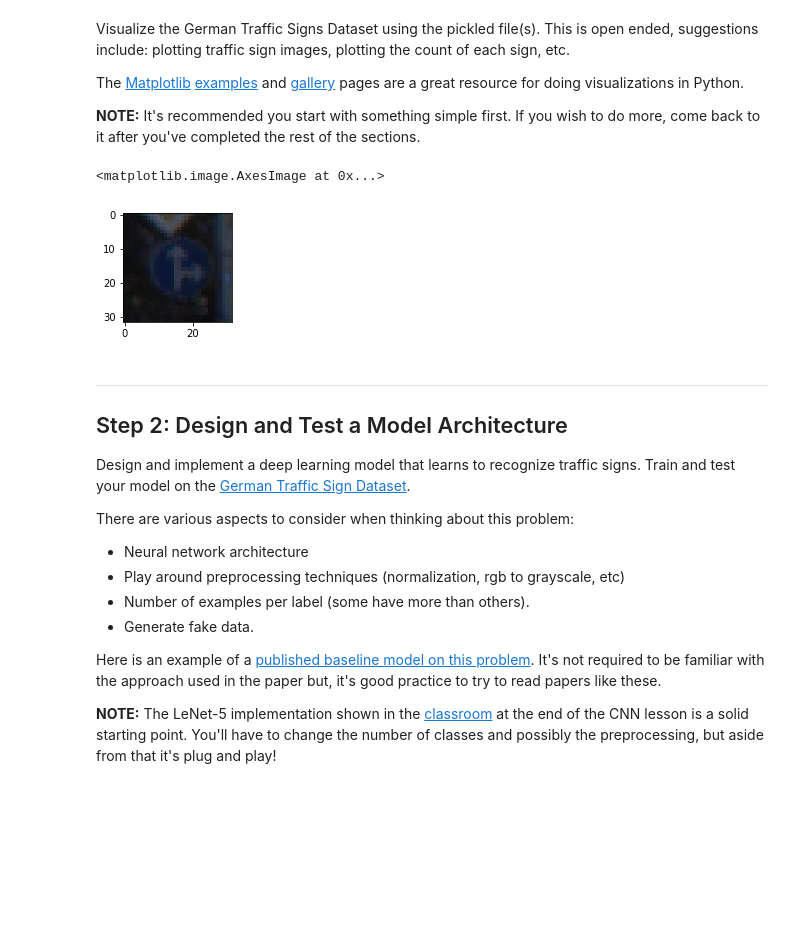
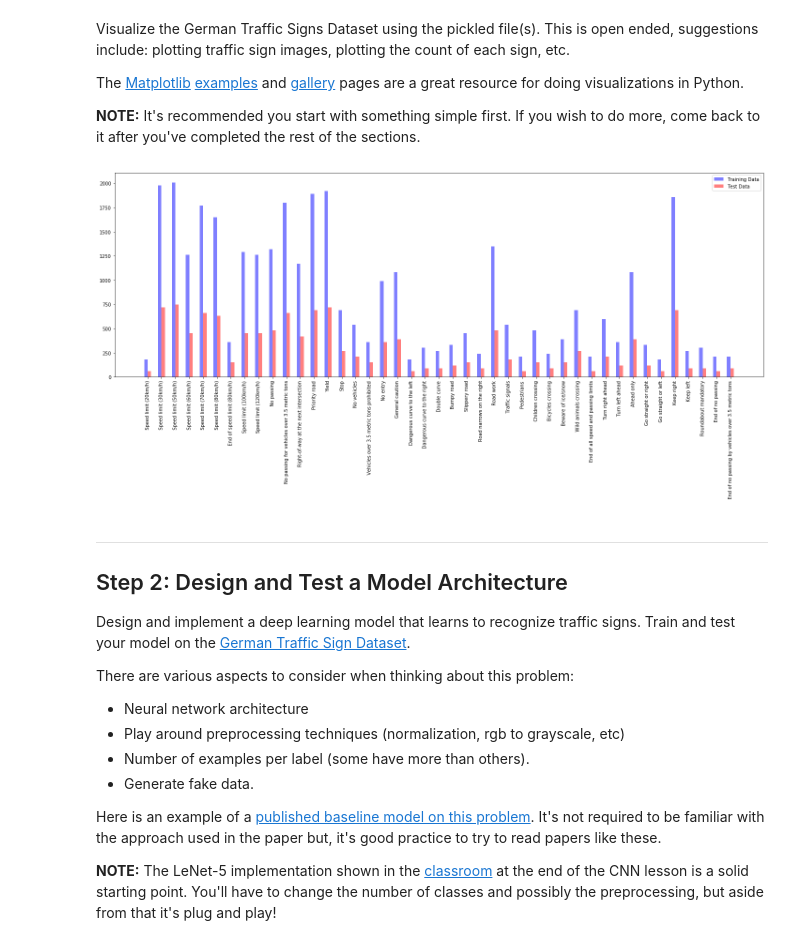
Before and after one commit to carsor007/CarND-Traffic-Sign-Classifier, a Jupyter notebook: Traffic_Sign_Classifier.ipynb, the cells around one changed output. Drawn from its saved outputs; the diff is of its cells as text; code cells hidden in the pictures; blank space fills up the shorter version.

Commit message:
Writeup and new images

```diff
--- a/Traffic_Sign_Classifier.ipynb
+++ b/Traffic_Sign_Classifier.ipynb
@@ -88,17 +88,34 @@ Visualize the German Traffic Signs Dataset using the pickled file(s). This is op
 The [Matplotlib](http://matplotlib.org/) [examples](http://matplotlib.org/examples/index.html) and [gallery](http://matplotlib.org/gallery.html) pages are a great resource for doing visualizations in Python.
 
 **NOTE:** It's recommended you start with something simple first. If you wish to do more, come back to it after you've completed the rest of the sections.
-# %%
-### Data exploration visualization code goes here.
-### Feel free to use as many code cells as needed.
-import matplotlib.pyplot as plt
-# Visualizations will be shown in the notebook.
-%matplotlib inline
-plt.figure(figsize=(2,2))
-plt.imshow(train_features[999])
-# %% [output]
-<matplotlib.image.AxesImage at 0x...>
-[figure, removed]
+# %%
+### Data exploration visualization code goes here.
+### Feel free to use as many code cells as needed.
+import matplotlib.pyplot as plt
+from collections import Counter
+import numpy as np
+
+%matplotlib inline
+
+signnames = np.genfromtxt('./signnames.csv', delimiter=",", dtype=str)
+real_labels = signnames[:, 1][1:]
+
+labels, train_values = zip(*Counter(train_labels).items())
+indexes = np.arange(len(labels))
+
+labels, test_values = zip(*Counter(test_labels).items())
+
+width = 0.25
+fig = plt.figure(figsize=(20,10))
+plt.bar(indexes, train_values, width, alpha=0.5, color='b', label='Training Data')
+plt.bar(indexes + width, test_values, width, alpha=0.5, color='r', label='Test Data')
+plt.xticks(indexes + width * 0.5, real_labels, rotation='vertical')
+plt.legend()
+plt.tight_layout()
+plt.show()
+fig.savefig('class_distribution.png')
+# %% [output]
+[figure, added]
 # %% [markdown]
 ----
 
```
Also changed, not shown: parts of 13 cells of this notebook, 9 other files.
